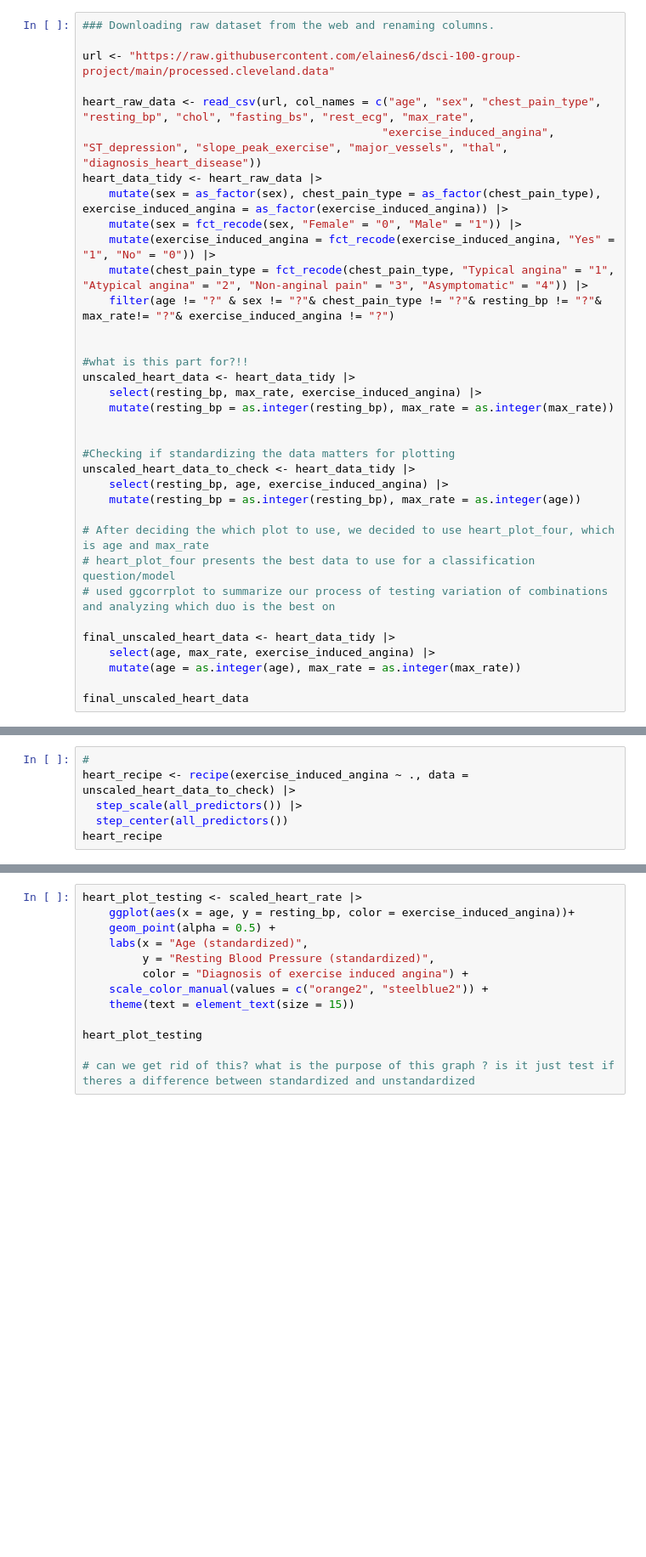
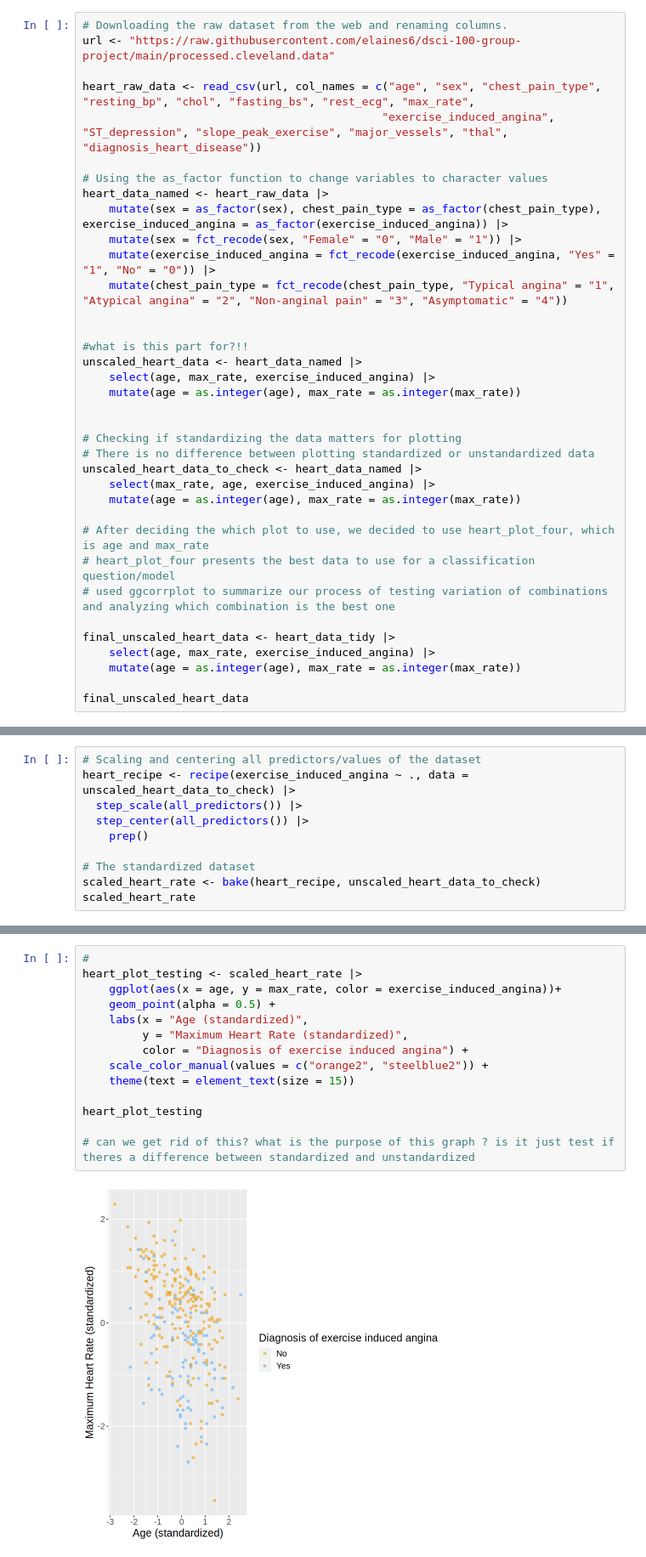
Before and after one commit to elaines6/dsci-100-group-project, a Jupyter notebook: heart_disease_group_report.ipynb, the cells around one changed output, grey strips where cells are left out. Shown: that part at 85% size. Saved outputs shown, nothing was run; the diff lists cells and outputs as text; blank space fills up the shorter version.

```diff
--- a/heart_disease_group_report.ipynb
+++ b/heart_disease_group_report.ipynb
@@ -51,32 +38,33 @@ the variables/columns of age and the max rate will be used to make predictions a
 # %%
-### Downloading raw dataset from the web and renaming columns.
-
+# Downloading the raw dataset from the web and renaming columns.
 url <- "https://raw.githubusercontent.com/elaines6/dsci-100-group-project/main/processed.cleveland.data"
 
 heart_raw_data <- read_csv(url, col_names = c("age", "sex", "chest_pain_type", "resting_bp", "chol", "fasting_bs", "rest_ecg", "max_rate",
                                              "exercise_induced_angina", "ST_depression", "slope_peak_exercise", "major_vessels", "thal", "diagnosis_heart_disease"))
-heart_data_tidy <- heart_raw_data |>
+
+# Using the as_factor function to change variables to character values
+heart_data_named <- heart_raw_data |>
     mutate(sex = as_factor(sex), chest_pain_type = as_factor(chest_pain_type), exercise_induced_angina = as_factor(exercise_induced_angina)) |>
     mutate(sex = fct_recode(sex, "Female" = "0", "Male" = "1")) |>
     mutate(exercise_induced_angina = fct_recode(exercise_induced_angina, "Yes" = "1", "No" = "0")) |>
-    mutate(chest_pain_type = fct_recode(chest_pain_type, "Typical angina" = "1", "Atypical angina" = "2", "Non-anginal pain" = "3", "Asymptomatic" = "4")) |>
-    filter(age != "?" & sex != "?"& chest_pain_type != "?"& resting_bp != "?"& max_rate!= "?"& exercise_induced_angina != "?")
+    mutate(chest_pain_type = fct_recode(chest_pain_type, "Typical angina" = "1", "Atypical angina" = "2", "Non-anginal pain" = "3", "Asymptomatic" = "4"))
 
 
 #what is this part for?!!
-unscaled_heart_data <- heart_data_tidy |>
-    select(resting_bp, max_rate, exercise_induced_angina) |>
-    mutate(resting_bp = as.integer(resting_bp), max_rate = as.integer(max_rate))
+unscaled_heart_data <- heart_data_named |>
+    select(age, max_rate, exercise_induced_angina) |>
+    mutate(age = as.integer(age), max_rate = as.integer(max_rate))
 
 
-#Checking if standardizing the data matters for plotting
-unscaled_heart_data_to_check <- heart_data_tidy |>
-    select(resting_bp, age, exercise_induced_angina) |>
-    mutate(resting_bp = as.integer(resting_bp), max_rate = as.integer(age))
+# Checking if standardizing the data matters for plotting
+# There is no difference between plotting standardized or unstandardized data
+unscaled_heart_data_to_check <- heart_data_named |>
+    select(max_rate, age, exercise_induced_angina) |>
+    mutate(age = as.integer(age), max_rate = as.integer(max_rate))
 
 # After deciding the which plot to use, we decided to use heart_plot_four, which is age and max_rate
 # heart_plot_four presents the best data to use for a classification question/model
-# used ggcorrplot to summarize our process of testing variation of combinations and analyzing which duo is the best on
+# used ggcorrplot to summarize our process of testing variation of combinations and analyzing which combination is the best one
 
 final_unscaled_heart_data <- heart_data_tidy |>
     select(age, max_rate, exercise_induced_angina) |>
@@ -100,6 +106,10 @@ From this cell to plot below is for checking whether the standardized data matte
 # %%
-#
+# Scaling and centering all predictors/values of the dataset
 heart_recipe <- recipe(exercise_induced_angina ~ ., data = unscaled_heart_data_to_check) |>
   step_scale(all_predictors()) |>
-  step_center(all_predictors())
-heart_recipe
+  step_center(all_predictors()) |>
+    prep()
+
+# The standardized dataset
+scaled_heart_rate <- bake(heart_recipe, unscaled_heart_data_to_check)
+scaled_heart_rate
@@ -109,15 +127,18 @@ scaled_heart_rate
 # %%
+#
 heart_plot_testing <- scaled_heart_rate |>
-    ggplot(aes(x = age, y = resting_bp, color = exercise_induced_angina))+
+    ggplot(aes(x = age, y = max_rate, color = exercise_induced_angina))+
     geom_point(alpha = 0.5) +
     labs(x = "Age (standardized)",
-         y = "Resting Blood Pressure (standardized)",
+         y = "Maximum Heart Rate (standardized)",
          color = "Diagnosis of exercise induced angina") +
     scale_color_manual(values = c("orange2", "steelblue2")) +
     theme(text = element_text(size = 15))
 
 heart_plot_testing
 
 # can we get rid of this? what is the purpose of this graph ? is it just test if theres a difference between standardized and unstandardized
+# %% [output]
+[figure, added]
 # %%
 # Getting the number of samples in the plot 4, but do I need to upsample this??
```
Also changed, not shown: parts of 21 cells of this notebook.
